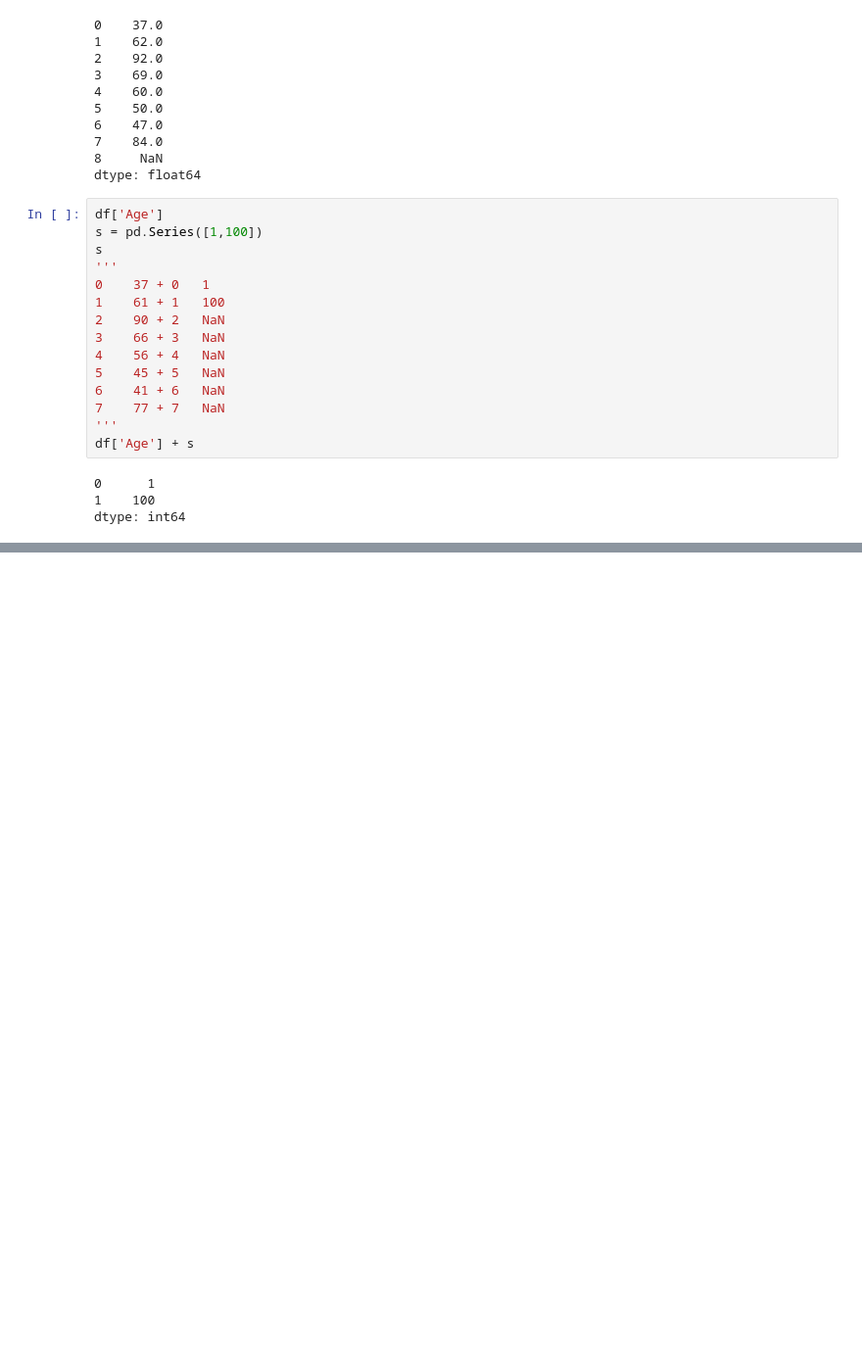
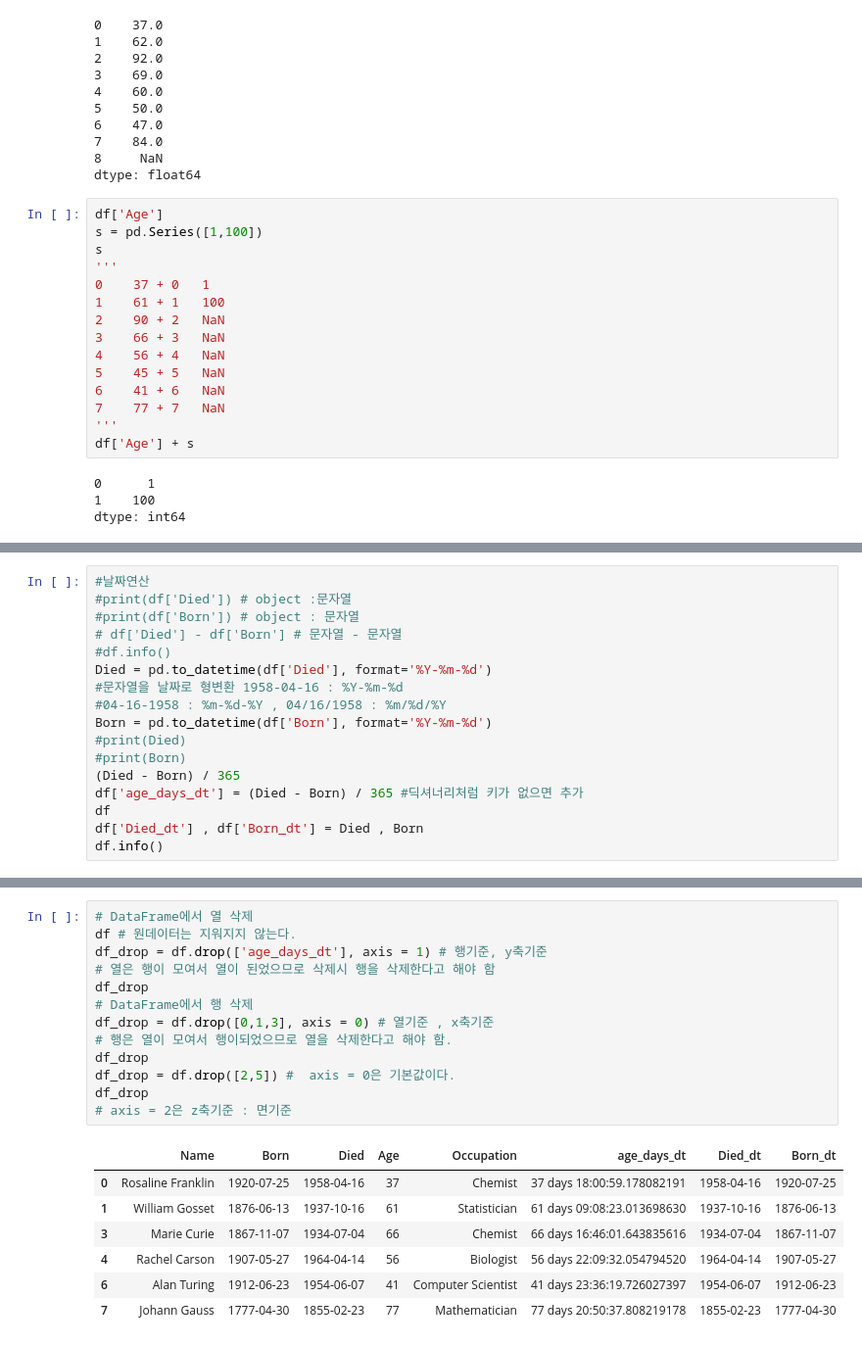
Before and after one commit to SoongMoo/soldesk20231218, a Jupyter notebook: pandas2Day.ipynb, the cells around one changed output, grey strips where cells are left out. Shown at 98% size. Cells and saved outputs as stored; diff of their text form; blank space fills up the shorter version.

```diff
--- a/pandas2Day.ipynb
+++ b/pandas2Day.ipynb
@@ -242,0 +263,17 @@ Name: Age, dtype: int64
+# %%
+#날짜연산
+#print(df['Died']) # object :문자열
+#print(df['Born']) # object : 문자열
+# df['Died'] - df['Born'] # 문자열 - 문자열
+#df.info()
+Died = pd.to_datetime(df['Died'], format='%Y-%m-%d')
+#문자열을 날짜로 형변환 1958-04-16 : %Y-%m-%d
+#04-16-1958 : %m-%d-%Y , 04/16/1958 : %m/%d/%Y
+Born = pd.to_datetime(df['Born'], format='%Y-%m-%d')
+#print(Died)
+#print(Born)
+(Died - Born) / 365
+df['age_days_dt'] = (Died - Born) / 365 #딕셔너리처럼 키가 없으면 추가
+df
+df['Died_dt'] , df['Born_dt'] = Died , Born
+df.info()
@@ -242,0 +296,21 @@ Name: Age, dtype: int64
+# %%
+# DataFrame에서 열 삭제
+df # 원데이터는 지워지지 않는다.
+df_drop = df.drop(['age_days_dt'], axis = 1) # 행기준, y축기준
+# 열은 행이 모여서 열이 된었으므로 삭제시 행을 삭제한다고 해야 함
+df_drop
+# DataFrame에서 행 삭제
+df_drop = df.drop([0,1,3], axis = 0) # 열기준 , x축기준
+# 행은 열이 모여서 행이되었으므로 열을 삭제한다고 해야 함.
+df_drop
+df_drop = df.drop([2,5]) #  axis = 0은 기본값이다.
+df_drop
+# axis = 2은 z축기준 : 면기준
+# %% [output]
+|  | Name | Born | Died | Age | Occupation | age_days_dt | Died_dt | Born_dt |
+| 0 | Rosaline Franklin | 1920-07-25 | 1958-04-16 | 37 | Chemist | 37 days 18:00:59.178082191 | 1958-04-16 | 1920-07-25 |
+| 1 | William Gosset | 1876-06-13 | 1937-10-16 | 61 | Statistician | 61 days 09:08:23.013698630 | 1937-10-16 | 1876-06-13 |
+| 3 | Marie Curie | 1867-11-07 | 1934-07-04 | 66 | Chemist | 66 days 16:46:01.643835616 | 1934-07-04 | 1867-11-07 |
+| 4 | Rachel Carson | 1907-05-27 | 1964-04-14 | 56 | Biologist | 56 days 22:09:32.054794520 | 1964-04-14 | 1907-05-27 |
+| 6 | Alan Turing | 1912-06-23 | 1954-06-07 | 41 | Computer Scientist | 41 days 23:36:19.726027397 | 1954-06-07 | 1912-06-23 |
+| 7 | Johann Gauss | 1777-04-30 | 1855-02-23 | 77 | Mathematician | 77 days 20:50:37.808219178 | 1855-02-23 | 1777-04-30 |
```
Also changed, not shown: parts of 40 cells of this notebook.
